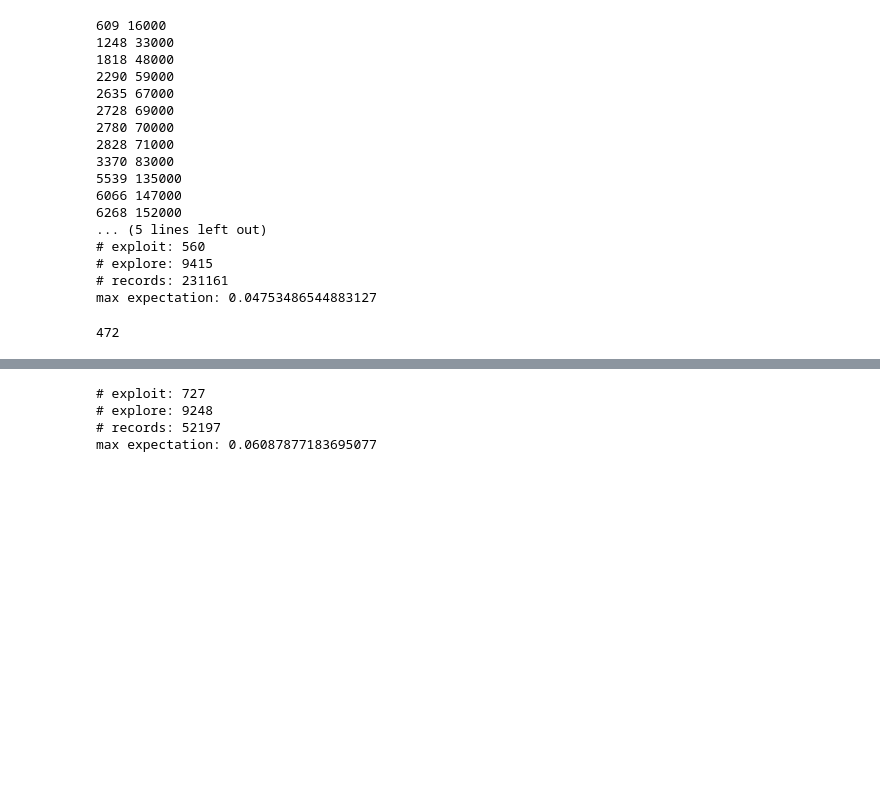
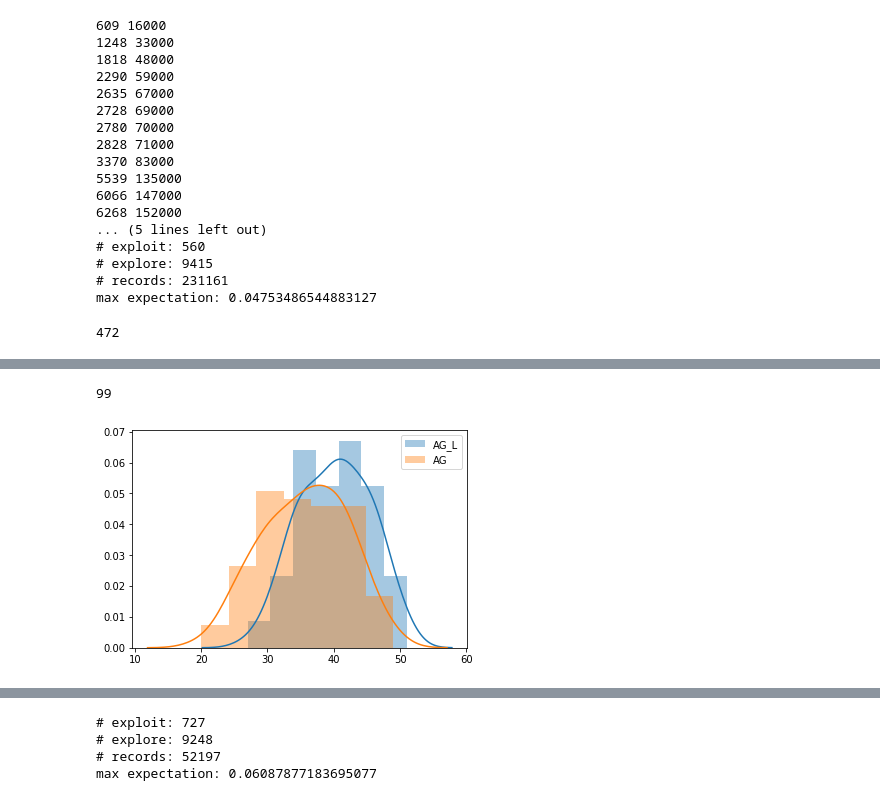
Before and after one commit to ShrekFelix/Reducing-Exploration-of-Dying-Arms-in-Mortal-Bandits, a Jupyter notebook: optimal exploration for mortal MAB.ipynb, the cells around one changed output, grey strips where cells are left out. Saved outputs shown, nothing was run; the diff lists cells and outputs as text; code cells hidden in the pictures; blank space fills up the shorter version.

```diff
--- a/optimal exploration for mortal MAB.ipynb
+++ b/optimal exploration for mortal MAB.ipynb
@@ -244 +330,17 @@ pass
+# %%
+# compare by birth
+agl = []
+ag = []
+for i in range(100):
+    agl.append(AG_L2(n=1000, life_threshold=.5, verbose=False))
+    ag.append(AG_L2(n=1000, life_threshold=1, verbose=False))
+    print(i,end='\r',flush=True)
+    time.sleep(.001)
+sns.distplot(agl,label='AG_L')
+sns.distplot(ag,label='AG')
+plt.legend()
+pass
+# %% [output]
+99
+[figure, added]
 # %%
```
Also changed, not shown: parts of 6 cells of this notebook.
